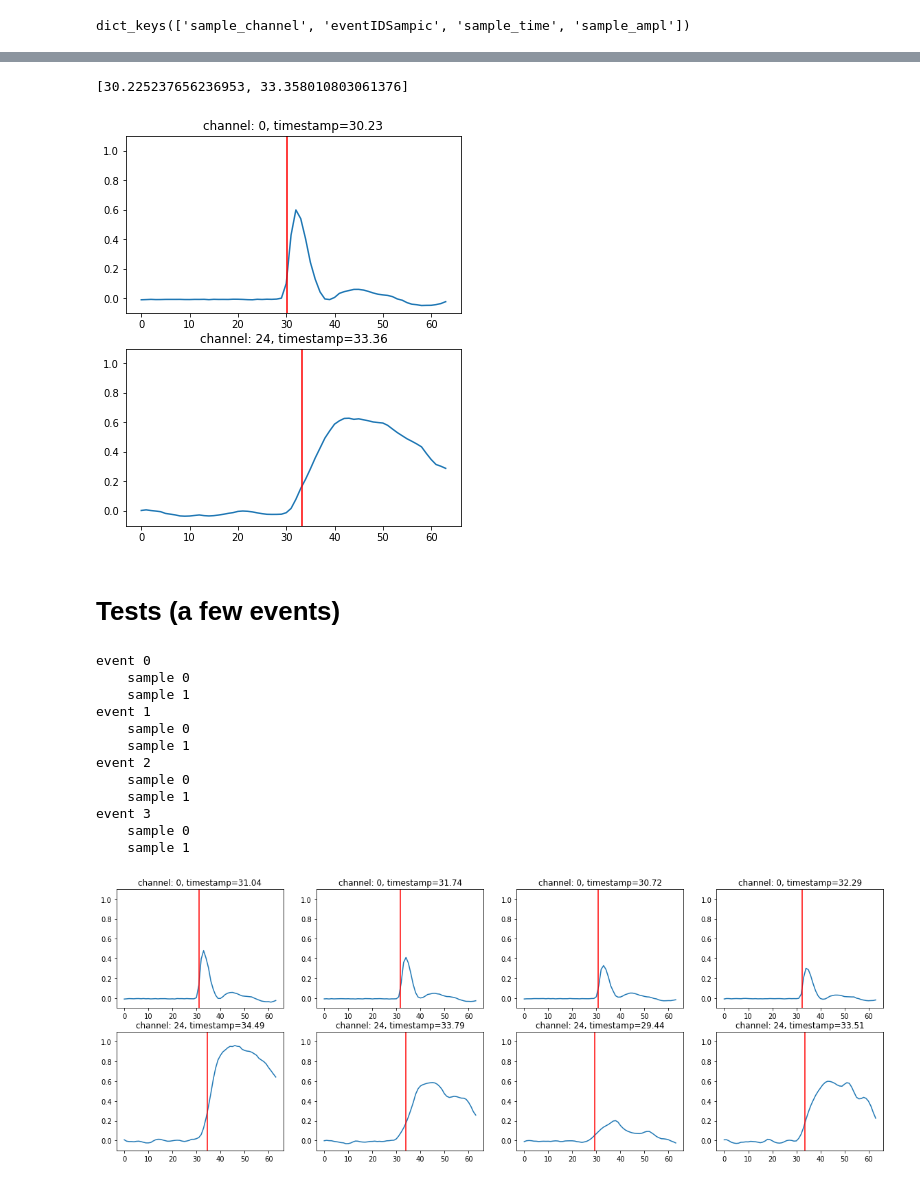
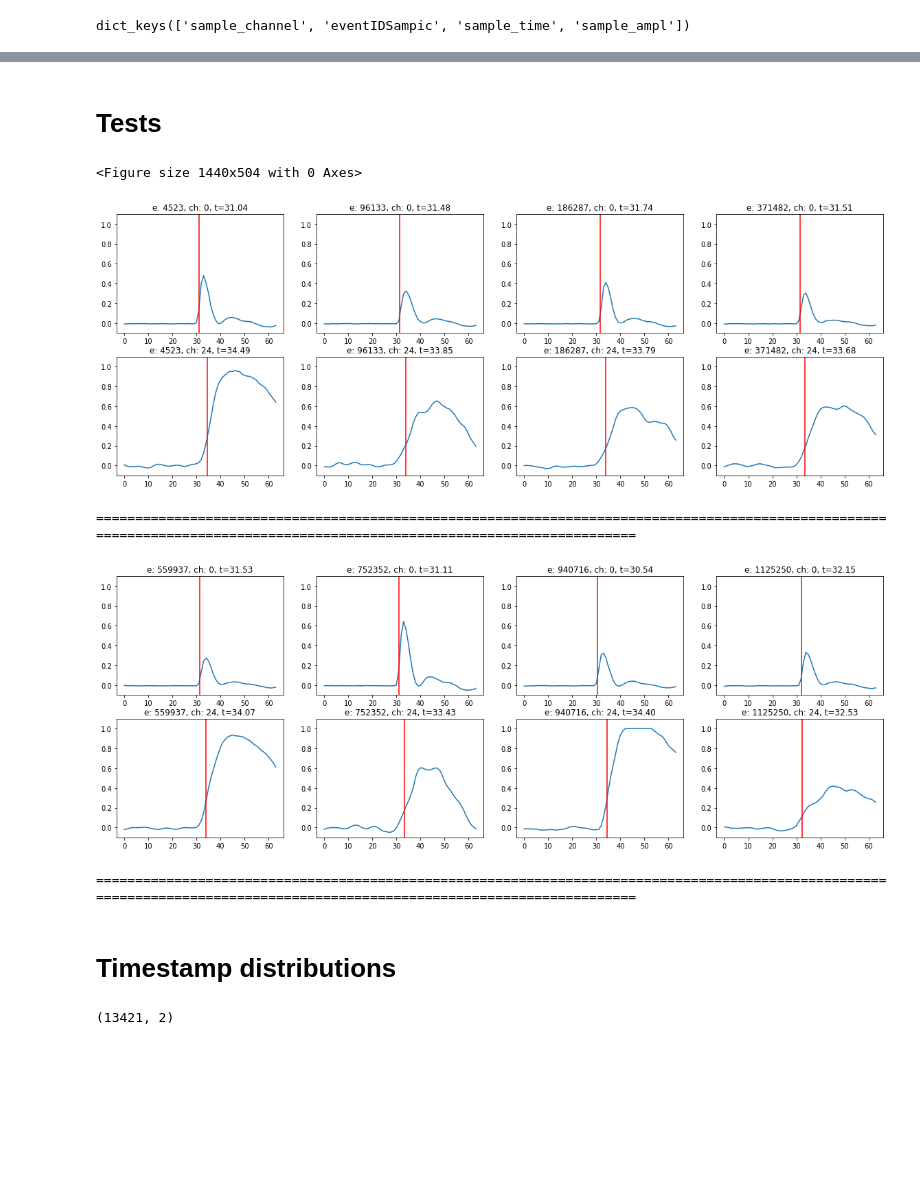
Before and after one commit to MatiXOfficial/pps-diamond-time-measurement, a Jupyter notebook: notebooks/cfd_tests.ipynb, the cells around one changed output, grey strips where cells are left out. Drawn from its saved outputs; the diff is of its cells as text; code cells hidden in the pictures; blank space fills up the shorter version.

Commit message:
Added timestamp distributions

```diff
--- a/notebooks/cfd_tests.ipynb
+++ b/notebooks/cfd_tests.ipynb
@@ -53,66 +32,46 @@ event_ampl.shape, event_time.shape
-# %%
-baseline = 20
-event_threshold = np.std(event_ampl[:, :baseline], axis=1) * 6
-event_hysteresis = event_threshold / 100
-
-event_cfd_timestamps = []
-for i in range(len(event_ampl)):
-    ampl = event_ampl[i]
-    timestamp = cfd.predict(ampl)
-    event_cfd_timestamps.append(timestamp)
-
-print(event_cfd_timestamps)
-# %% [output]
-[30.225237656236953, 33.358010803061376]
-# %%
-plt.figure(figsize=(6, 15))
-for i, (ampl, time, timestamp, channel) in enumerate(zip(event_ampl, event_time, event_cfd_timestamps, event_channel)):
-    plt.subplot(4, 1, i + 1)
-    plot_sample(ampl, title=f'channel: {channel}', timestamp=timestamp, ylim=True)
-# %% [output]
-[figure, removed]
 # %% [markdown]
-# Tests (a few events)
+# Tests
 # %%
 i_channel = 24
 
-selected_events = [0, 2000, 4001, 8273]
+selected_events = [0, 1000, 2000, 4000, 6000, 8000, 10000, 12000]
 # %%
-def calculate_event_cfd(i_event, baseline=20):
+def calculate_event_cfd(i_event, log=False):
     event_ampl = events['sample_ampl'][i_event]
 
     event_cfd_timestamps = []
     for i in range(len(event_ampl)):
         ampl = event_ampl[i]
 
-        print('    sample', i)
-        timestamp = cfd.predict(ampl, log=True)
+        if log:
+            print('    sample', i)
+        timestamp = cfd.predict(ampl, log=log)
         event_cfd_timestamps.append(timestamp)
 
-    return event_cfd_timestamps
+    return np.array(event_cfd_timestamps)
 # %%
 plt.figure(figsize=(20, 7))
 for i, i_event in enumerate(selected_events):
+    if i % 4 == 0:
+        plt.figure(figsize=(20, 7))
+
     event_channels = events['sample_channel'][i_event]
     event_ampl = events['sample_ampl'][i_event]
 
-    print('event', i)
-    event_cfd_timestamps = np.array(calculate_event_cfd(i_event))
+    # print('event', i)
+    event_cfd_timestamps = calculate_event_cfd(i_event)
 
     for j in range(2):
-        plt.subplot(2, 4, j * 4 + i + 1)
-        plot_sample(event_ampl[j], title=f'channel: {event_channels[j]}', timestamp=event_cfd_timestamps[j], ylim=True)
+        plt.subplot(2, 4, j * 4 + i % 4 + 1)
+        sampic_event = events['eventIDSampic'][i_event]
+        plot_sample(event_ampl[j], title=f'e: {sampic_event}, ch: {event_channels[j]}', timestamp=event_cfd_timestamps[j], ylim=True)
+
+    if i % 4 == 3:
+        plt.show()
+        print('=' * 170)
 # %% [output]
-event 0
-    sample 0
-    sample 1
-event 1
-    sample 0
-    sample 1
-event 2
-    sample 0
-    sample 1
-event 3
-    sample 0
-    sample 1
+<Figure size 1440x504 with 0 Axes>
-[figure, old version]
+[figure, new version]
+==========================================================================================================================================================================
+[figure, added]
+==========================================================================================================================================================================
@@ -120,0 +78,7 @@ event 3
+# %% [markdown]
+# Timestamp distributions
+# %%
+all_timestamps = np.zeros((len(events['sample_channel']), 2))
+all_timestamps.shape
+# %% [output]
+(13421, 2)
```
Also changed, not shown: parts of 6 cells of this notebook.
